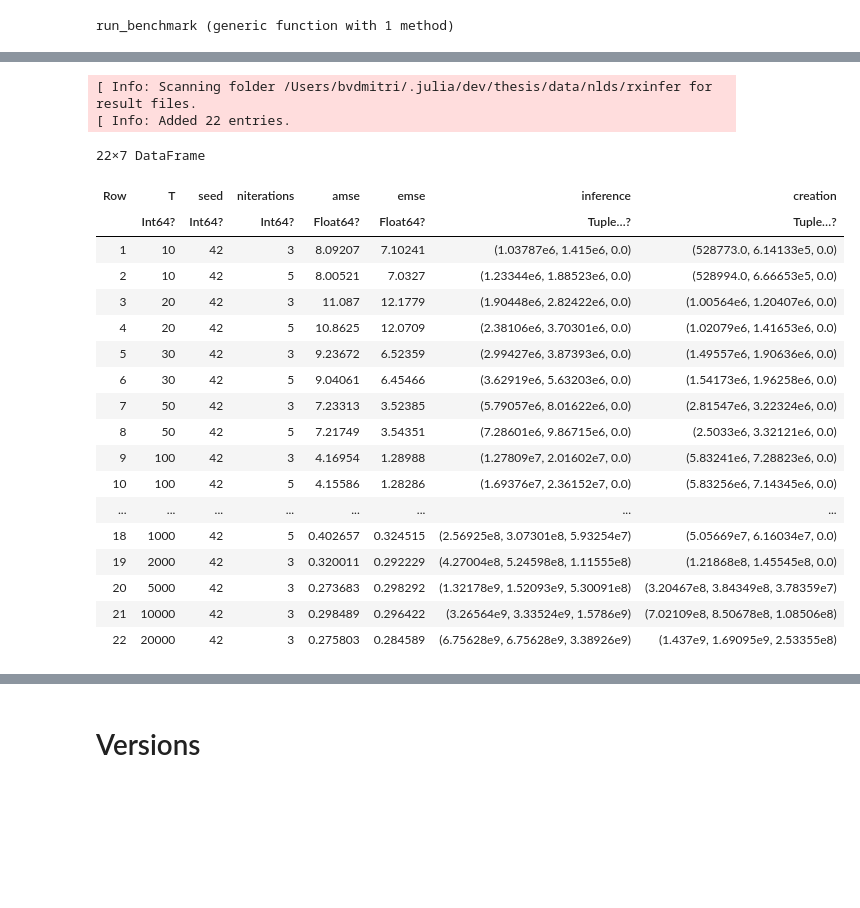
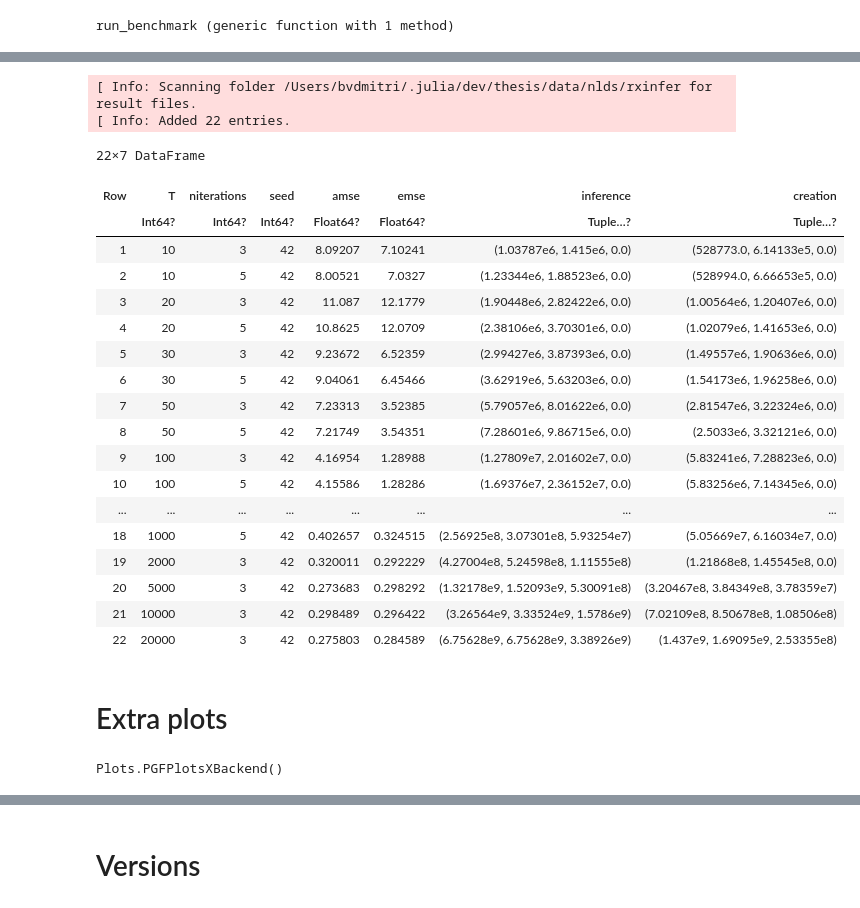
Before and after one commit to bvdmitri/phdthesis, a Jupyter notebook: notebooks/RxInfer/Non-Linear Dynamical System/Benchmarks.ipynb, the cells around one changed output, grey strips where cells are left out. Drawn from its saved outputs; the diff is of its cells as text; code cells hidden in the pictures; blank space fills up the shorter version.

Commit message:
finalize plots

```diff
--- a/notebooks/RxInfer/Non-Linear Dynamical System/Benchmarks.ipynb
+++ b/notebooks/RxInfer/Non-Linear Dynamical System/Benchmarks.ipynb
@@ -84,24 +83,30 @@ end;
 # %%
-sort(prepare_benchmarks_table(bfolder), [ :T ])
+benchmarks_table = sort(prepare_benchmarks_table(bfolder), [ :T ])
 # %% [output]
 [ Info: Scanning folder /Users/bvdmitri/.julia/dev/thesis/data/nlds/rxinfer for result files.
 [ Info: Added 22 entries.
 22×7 DataFrame
-| Row | T | seed | niterations | amse | emse | inference | creation |
+| Row | T | niterations | seed | amse | emse | inference | creation |
 |  | Int64? | Int64? | Int64? | Float64? | Float64? | Tuple…? | Tuple…? |
-| 1 | 10 | 42 | 3 | 8.09207 | 7.10241 | (1.03787e6, 1.415e6, 0.0) | (528773.0, 6.14133e5, 0.0) |
-| 2 | 10 | 42 | 5 | 8.00521 | 7.0327 | (1.23344e6, 1.88523e6, 0.0) | (528994.0, 6.66653e5, 0.0) |
-| 3 | 20 | 42 | 3 | 11.087 | 12.1779 | (1.90448e6, 2.82422e6, 0.0) | (1.00564e6, 1.20407e6, 0.0) |
-| 4 | 20 | 42 | 5 | 10.8625 | 12.0709 | (2.38106e6, 3.70301e6, 0.0) | (1.02079e6, 1.41653e6, 0.0) |
-| 5 | 30 | 42 | 3 | 9.23672 | 6.52359 | (2.99427e6, 3.87393e6, 0.0) | (1.49557e6, 1.90636e6, 0.0) |
-| 6 | 30 | 42 | 5 | 9.04061 | 6.45466 | (3.62919e6, 5.63203e6, 0.0) | (1.54173e6, 1.96258e6, 0.0) |
-| 7 | 50 | 42 | 3 | 7.23313 | 3.52385 | (5.79057e6, 8.01622e6, 0.0) | (2.81547e6, 3.22324e6, 0.0) |
-| 8 | 50 | 42 | 5 | 7.21749 | 3.54351 | (7.28601e6, 9.86715e6, 0.0) | (2.5033e6, 3.32121e6, 0.0) |
-| 9 | 100 | 42 | 3 | 4.16954 | 1.28988 | (1.27809e7, 2.01602e7, 0.0) | (5.83241e6, 7.28823e6, 0.0) |
-| 10 | 100 | 42 | 5 | 4.15586 | 1.28286 | (1.69376e7, 2.36152e7, 0.0) | (5.83256e6, 7.14345e6, 0.0) |
+| 1 | 10 | 3 | 42 | 8.09207 | 7.10241 | (1.03787e6, 1.415e6, 0.0) | (528773.0, 6.14133e5, 0.0) |
+| 2 | 10 | 5 | 42 | 8.00521 | 7.0327 | (1.23344e6, 1.88523e6, 0.0) | (528994.0, 6.66653e5, 0.0) |
+| 3 | 20 | 3 | 42 | 11.087 | 12.1779 | (1.90448e6, 2.82422e6, 0.0) | (1.00564e6, 1.20407e6, 0.0) |
+| 4 | 20 | 5 | 42 | 10.8625 | 12.0709 | (2.38106e6, 3.70301e6, 0.0) | (1.02079e6, 1.41653e6, 0.0) |
+| 5 | 30 | 3 | 42 | 9.23672 | 6.52359 | (2.99427e6, 3.87393e6, 0.0) | (1.49557e6, 1.90636e6, 0.0) |
+| 6 | 30 | 5 | 42 | 9.04061 | 6.45466 | (3.62919e6, 5.63203e6, 0.0) | (1.54173e6, 1.96258e6, 0.0) |
+| 7 | 50 | 3 | 42 | 7.23313 | 3.52385 | (5.79057e6, 8.01622e6, 0.0) | (2.81547e6, 3.22324e6, 0.0) |
+| 8 | 50 | 5 | 42 | 7.21749 | 3.54351 | (7.28601e6, 9.86715e6, 0.0) | (2.5033e6, 3.32121e6, 0.0) |
+| 9 | 100 | 3 | 42 | 4.16954 | 1.28988 | (1.27809e7, 2.01602e7, 0.0) | (5.83241e6, 7.28823e6, 0.0) |
+| 10 | 100 | 5 | 42 | 4.15586 | 1.28286 | (1.69376e7, 2.36152e7, 0.0) | (5.83256e6, 7.14345e6, 0.0) |
 | ... | ... | ... | ... | ... | ... | ... | ... |
-| 18 | 1000 | 42 | 5 | 0.402657 | 0.324515 | (2.56925e8, 3.07301e8, 5.93254e7) | (5.05669e7, 6.16034e7, 0.0) |
-| 19 | 2000 | 42 | 3 | 0.320011 | 0.292229 | (4.27004e8, 5.24598e8, 1.11555e8) | (1.21868e8, 1.45545e8, 0.0) |
-| 20 | 5000 | 42 | 3 | 0.273683 | 0.298292 | (1.32178e9, 1.52093e9, 5.30091e8) | (3.20467e8, 3.84349e8, 3.78359e7) |
-| 21 | 10000 | 42 | 3 | 0.298489 | 0.296422 | (3.26564e9, 3.33524e9, 1.5786e9) | (7.02109e8, 8.50678e8, 1.08506e8) |
-| 22 | 20000 | 42 | 3 | 0.275803 | 0.284589 | (6.75628e9, 6.75628e9, 3.38926e9) | (1.437e9, 1.69095e9, 2.53355e8) |
+| 18 | 1000 | 5 | 42 | 0.402657 | 0.324515 | (2.56925e8, 3.07301e8, 5.93254e7) | (5.05669e7, 6.16034e7, 0.0) |
+| 19 | 2000 | 3 | 42 | 0.320011 | 0.292229 | (4.27004e8, 5.24598e8, 1.11555e8) | (1.21868e8, 1.45545e8, 0.0) |
+| 20 | 5000 | 3 | 42 | 0.273683 | 0.298292 | (1.32178e9, 1.52093e9, 5.30091e8) | (3.20467e8, 3.84349e8, 3.78359e7) |
+| 21 | 10000 | 3 | 42 | 0.298489 | 0.296422 | (3.26564e9, 3.33524e9, 1.5786e9) | (7.02109e8, 8.50678e8, 1.08506e8) |
+| 22 | 20000 | 3 | 42 | 0.275803 | 0.284589 | (6.75628e9, 6.75628e9, 3.38926e9) | (1.437e9, 1.69095e9, 2.53355e8) |
+# %% [markdown]
+# Extra plots
+# %%
+pgfplotsx()
+# %% [output]
+Plots.PGFPlotsXBackend()
```
Also changed, not shown: parts of 4 cells of this notebook, 12 other files.
